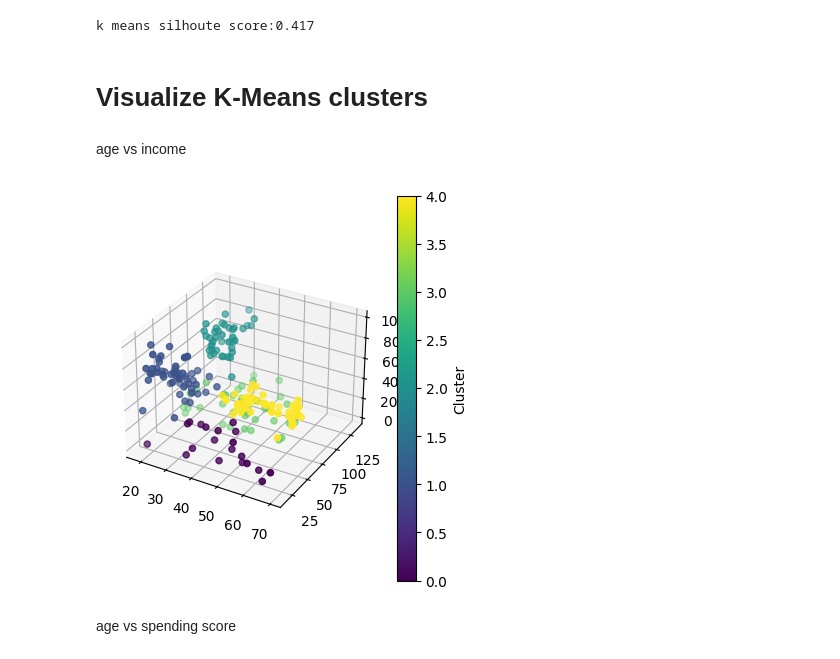
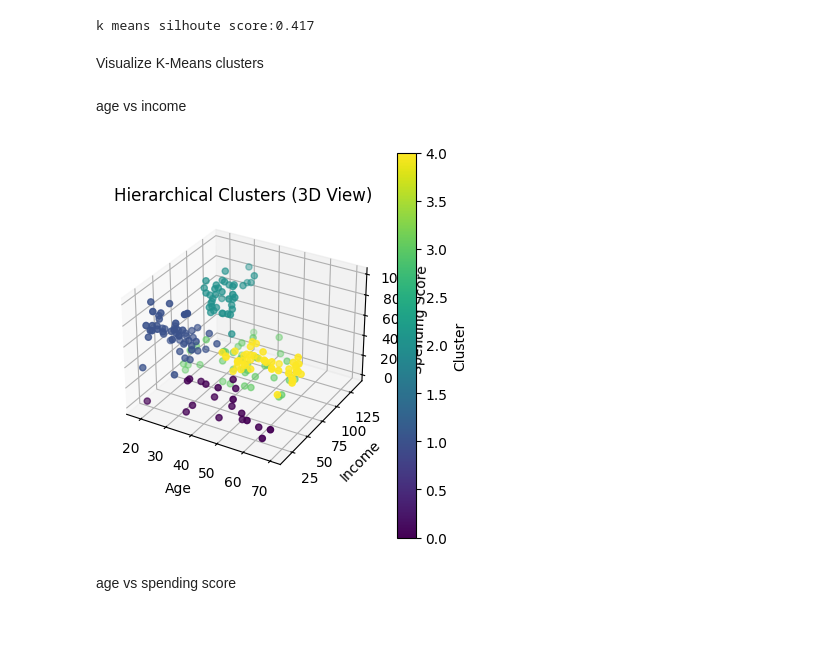
Before and after one commit to kumar-kiran-24/Mall-Customer-Segmentation, a Jupyter notebook: src/mall_custtomer_segmenation.ipynb, the cells around one changed output. Saved outputs shown, nothing was run; the diff lists cells and outputs as text; code cells hidden in the pictures; blank space fills up the shorter version.

```diff
--- a/src/mall_custtomer_segmenation.ipynb
+++ b/src/mall_custtomer_segmenation.ipynb
@@ -140,19 +140,24 @@ print(f"k means silhoute score:{kmeans_silhoutte:.3f}")
 # %% [output]
 k means silhoute score:0.417
 # %% [markdown]
-# Visualize K-Means clusters
+
+ Visualize K-Means clusters
 # %% [markdown]
 age vs income
 # %%
 fig=plt.figure(figsize=(15,5))
 
 ax1=fig.add_subplot(131,projection="3d")
 scatter=ax1.scatter(df["Age"],df["Income"],df["SpendingScore"],c=df["KMeans_Cluster"],cmap="viridis"
                     )
 plt.colorbar(scatter,ax=ax1,label="Cluster")
+ax1.set_xlabel('Age')
+ax1.set_ylabel('Income')
+ax1.set_zlabel('Spending Score')
+ax1.set_title('Hierarchical Clusters (3D View)')
 plt.show()
 # %% [output]
-[figure, old version]
+[figure, new version]
 # %% [markdown]
 age vs spending score
 # %%
```
Also changed, not shown: parts of 18 cells of this notebook.
